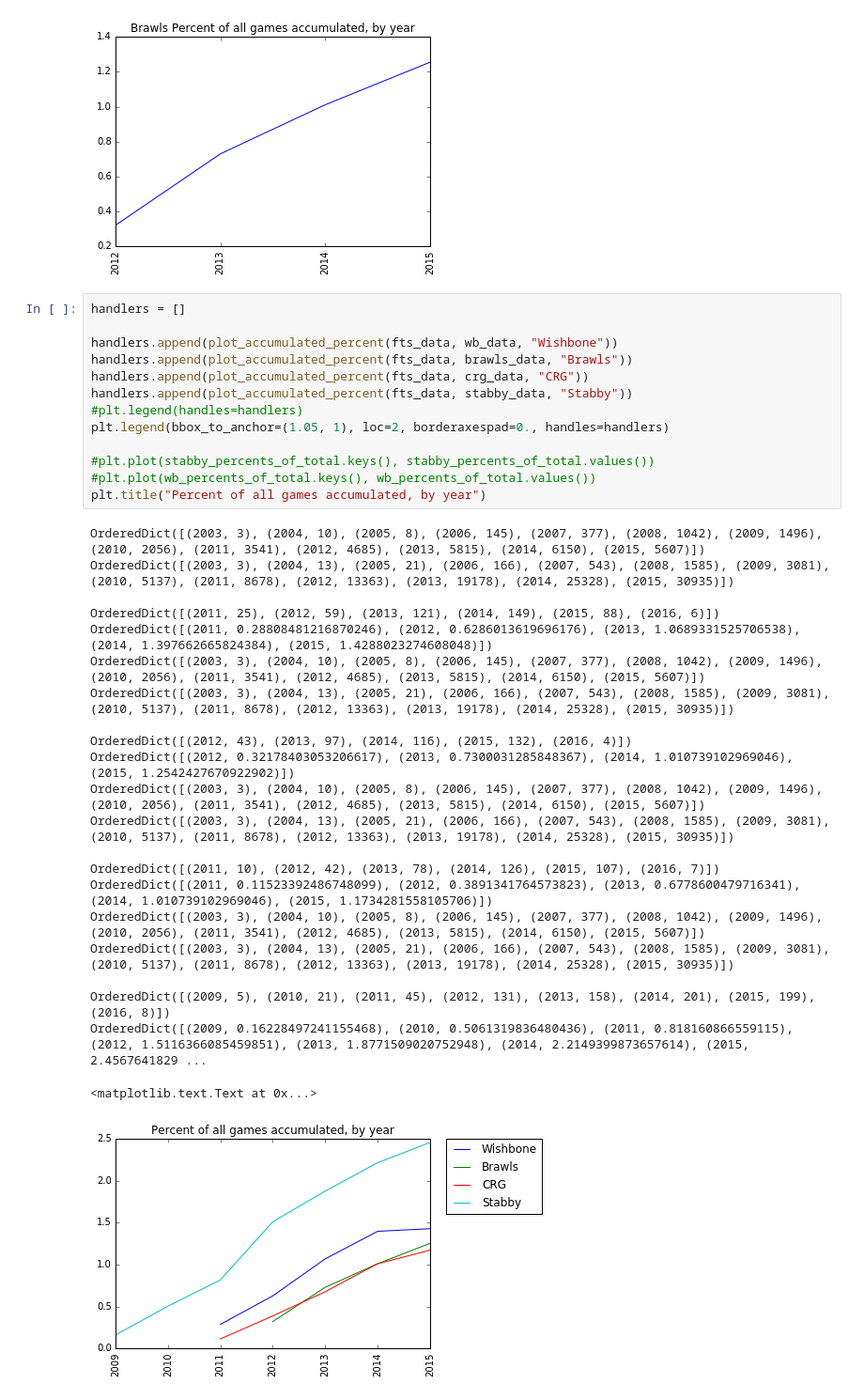
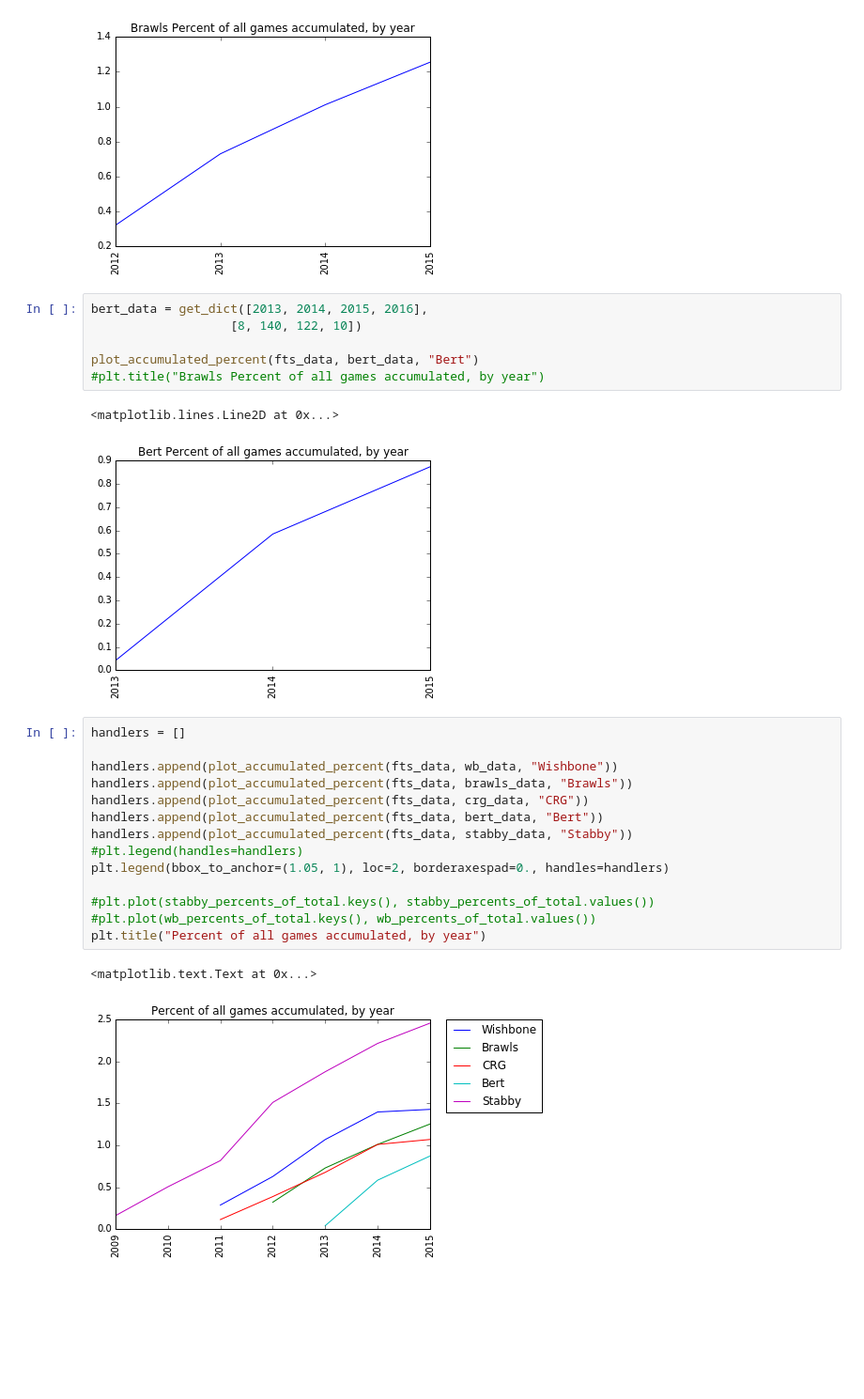
Before and after one commit to voidptr/derbystats, a Jupyter notebook: stats.ipynb, the cells around one changed output. Shown: that part at 94% size. Cells and saved outputs as stored; diff of their text form; blank space fills up the shorter version.

```diff
--- a/stats.ipynb
+++ b/stats.ipynb
@@ -157,39 +152,29 @@ OrderedDict([(2012, 43), (2013, 97), (2014, 116), (2015, 132), (2016, 4)])
 OrderedDict([(2012, 0.32178403053206617), (2013, 0.7300031285848367), (2014, 1.010739102969046), (2015, 1.2542427670922902)])
 <matplotlib.lines.Line2D at 0x...>
 [figure]
+# %%
+bert_data = get_dict([2013, 2014, 2015, 2016],
+                   [8, 140, 122, 10])
+
+plot_accumulated_percent(fts_data, bert_data, "Bert")
+#plt.title("Brawls Percent of all games accumulated, by year")
+# %% [output]
+<matplotlib.lines.Line2D at 0x...>
+[figure, added]
 # %%
 handlers = []
 
 handlers.append(plot_accumulated_percent(fts_data, wb_data, "Wishbone"))
 handlers.append(plot_accumulated_percent(fts_data, brawls_data, "Brawls"))
 handlers.append(plot_accumulated_percent(fts_data, crg_data, "CRG"))
+handlers.append(plot_accumulated_percent(fts_data, bert_data, "Bert"))
 handlers.append(plot_accumulated_percent(fts_data, stabby_data, "Stabby"))
 #plt.legend(handles=handlers)
 plt.legend(bbox_to_anchor=(1.05, 1), loc=2, borderaxespad=0., handles=handlers)
 
 #plt.plot(stabby_percents_of_total.keys(), stabby_percents_of_total.values())
 #plt.plot(wb_percents_of_total.keys(), wb_percents_of_total.values())
 plt.title("Percent of all games accumulated, by year")
 # %% [output]
-OrderedDict([(2003, 3), (2004, 10), (2005, 8), (2006, 145), (2007, 377), (2008, 1042), (2009, 1496), (2010, 2056), (2011, 3541), (2012, 4685), (2013, 5815), (2014, 6150), (2015, 5607)])
-OrderedDict([(2003, 3), (2004, 13), (2005, 21), (2006, 166), (2007, 543), (2008, 1585), (2009, 3081), (2010, 5137), (2011, 8678), (2012, 13363), (2013, 19178), (2014, 25328), (2015, 30935)])
-
-OrderedDict([(2011, 25), (2012, 59), (2013, 121), (2014, 149), (2015, 88), (2016, 6)])
-OrderedDict([(2011, 0.28808481216870246), (2012, 0.6286013619696176), (2013, 1.0689331525706538), (2014, 1.397662665824384), (2015, 1.4288023274608048)])
-OrderedDict([(2003, 3), (2004, 10), (2005, 8), (2006, 145), (2007, 377), (2008, 1042), (2009, 1496), (2010, 2056), (2011, 3541), (2012, 4685), (2013, 5815), (2014, 6150), (2015, 5607)])
-OrderedDict([(2003, 3), (2004, 13), (2005, 21), (2006, 166), (2007, 543), (2008, 1585), (2009, 3081), (2010, 5137), (2011, 8678), (2012, 13363), (2013, 19178), (2014, 25328), (2015, 30935)])
-
-OrderedDict([(2012, 43), (2013, 97), (2014, 116), (2015, 132), (2016, 4)])
-OrderedDict([(2012, 0.32178403053206617), (2013, 0.7300031285848367), (2014, 1.010739102969046), (2015, 1.2542427670922902)])
-OrderedDict([(2003, 3), (2004, 10), (2005, 8), (2006, 145), (2007, 377), (2008, 1042), (2009, 1496), (2010, 2056), (2011, 3541), (2012, 4685), (2013, 5815), (2014, 6150), (2015, 5607)])
-OrderedDict([(2003, 3), (2004, 13), (2005, 21), (2006, 166), (2007, 543), (2008, 1585), (2009, 3081), (2010, 5137), (2011, 8678), (2012, 13363), (2013, 19178), (2014, 25328), (2015, 30935)])
-
-OrderedDict([(2011, 10), (2012, 42), (2013, 78), (2014, 126), (2015, 107), (2016, 7)])
-OrderedDict([(2011, 0.11523392486748099), (2012, 0.3891341764573823), (2013, 0.6778600479716341), (2014, 1.010739102969046), (2015, 1.1734281558105706)])
-OrderedDict([(2003, 3), (2004, 10), (2005, 8), (2006, 145), (2007, 377), (2008, 1042), (2009, 1496), (2010, 2056), (2011, 3541), (2012, 4685), (2013, 5815), (2014, 6150), (2015, 5607)])
-OrderedDict([(2003, 3), (2004, 13), (2005, 21), (2006, 166), (2007, 543), (2008, 1585), (2009, 3081), (2010, 5137), (2011, 8678), (2012, 13363), (2013, 19178), (2014, 25328), (2015, 30935)])
-
-OrderedDict([(2009, 5), (2010, 21), (2011, 45), (2012, 131), (2013, 158), (2014, 201), (2015, 199), (2016, 8)])
-OrderedDict([(2009, 0.16228497241155468), (2010, 0.5061319836480436), (2011, 0.818160866559115), (2012, 1.5116366085459851), (2013, 1.8771509020752948), (2014, 2.2149399873657614), (2015, 2.4567641829 ...
+<matplotlib.text.Text at 0x...>
-<matplotlib.text.Text at 0x...>
-[figure, old version]
+[figure, new version]
```
Also changed, not shown: parts of 1 cell of this notebook.
